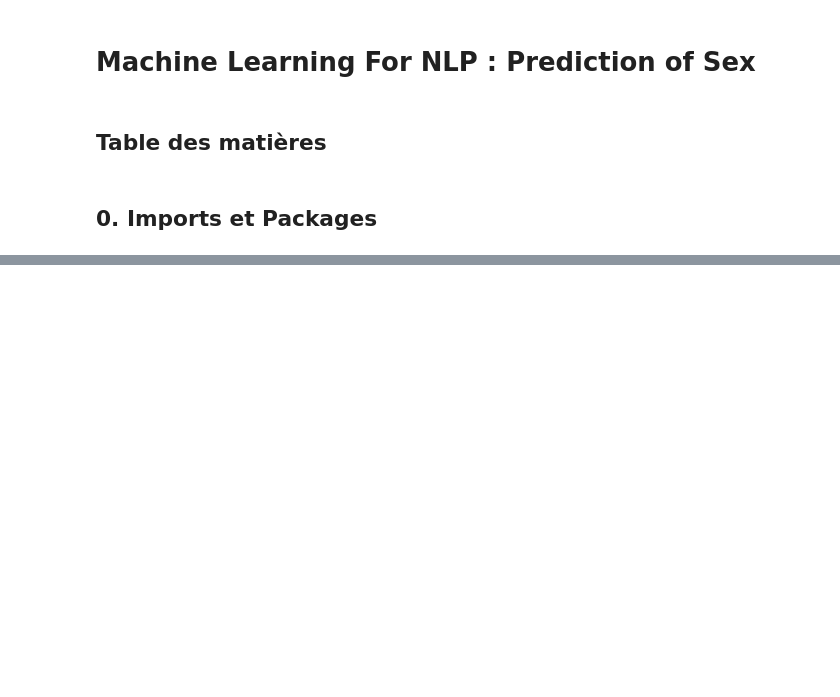
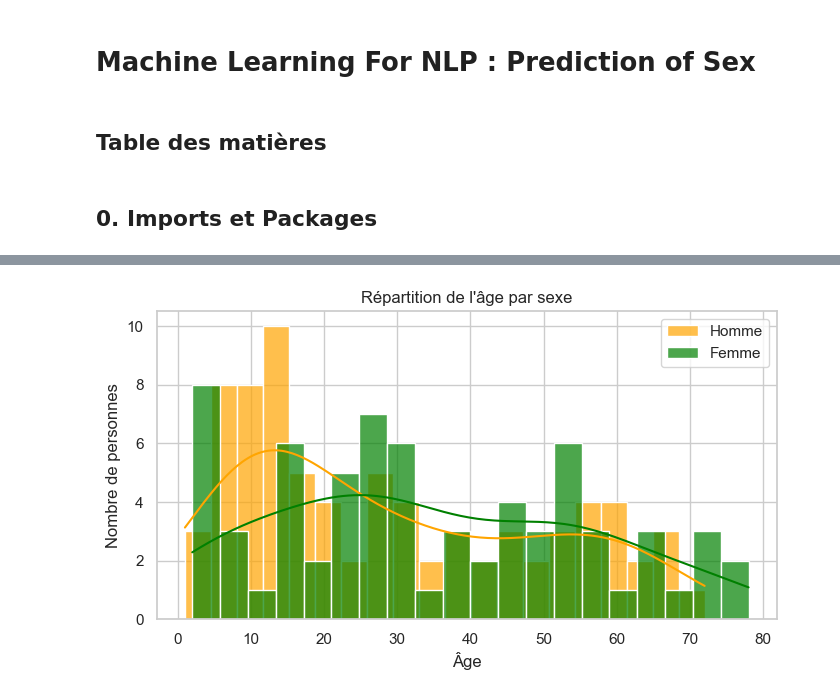
Before and after one commit to emanieluu/ml_for_nlp, a Jupyter notebook: NLP_Project.ipynb, the cells around one changed output, grey strips where cells are left out. Cells and saved outputs as stored; diff of their text form; code cells hidden in the pictures; blank space fills up the shorter version.

```diff
--- a/NLP_Project.ipynb
+++ b/NLP_Project.ipynb
@@ -334,0 +128,23 @@ jointure_data = pd.merge(
+# %%
+# Définir les paramètres esthétiques seaborn
+sns.set(style="whitegrid")
+
+# Tracer le graphique avec seaborn
+plt.figure(figsize=(8, 4))
+
+# KDE plot pour les hommes
+sns.histplot(df_homme['age'], bins=20, color='orange', alpha=0.7, kde=True, label='Homme')
+
+# KDE plot pour les femmes
+sns.histplot(df_femme['age'], bins=20, color='green', alpha=0.7, kde=True, label='Femme')
+
+# Personnalisation du graphique
+plt.title("Répartition de l'âge par sexe")
+plt.xlabel("Âge")
+plt.ylabel("Nombre de personnes")
+plt.legend()
+
+# Afficher le graphique
+plt.show()
+# %% [output]
+[figure, added]
```
Also changed, not shown: parts of 47 cells of this notebook, 2 other files.
